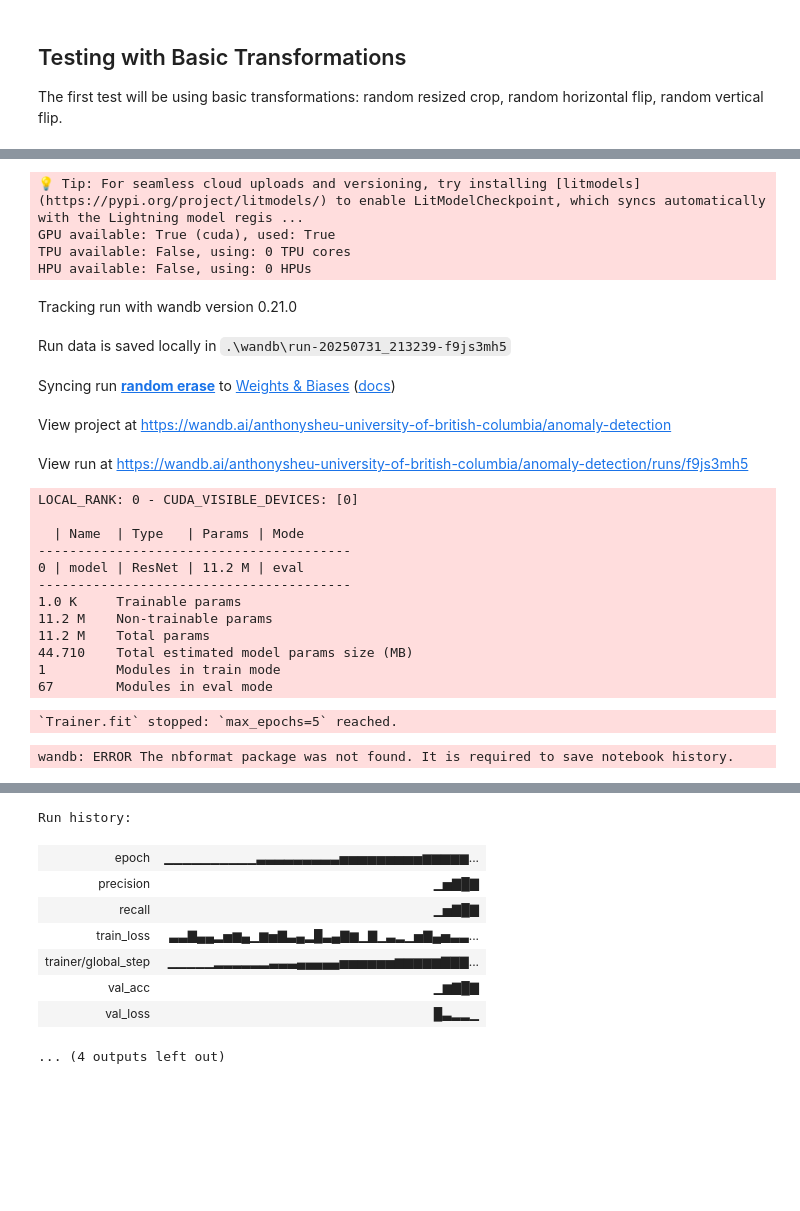
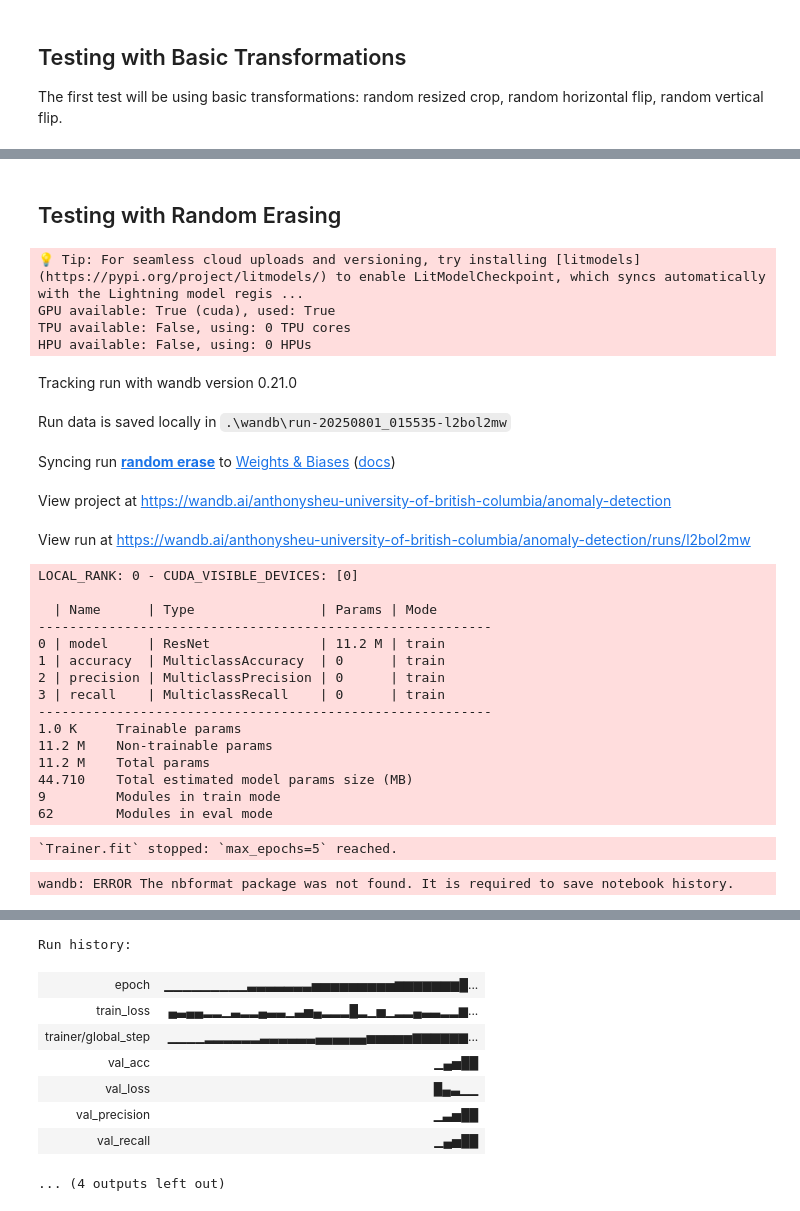
Before and after one commit to Anthony-Sheu/Concrete-Image-Classification, a Jupyter notebook: main.ipynb, the cells around one changed output, grey strips where cells are left out. Cells and saved outputs as stored; diff of their text form; code cells hidden in the pictures; blank space fills up the shorter version.

Commit message:
Started analyzing results from wandb

```diff
--- a/main.ipynb
+++ b/main.ipynb
@@ -317,51 +317,54 @@ Run history:
 ... (4 outputs left out)
+# %% [markdown]
+## Testing with Random Erasing
 # %%
 transform = tf.Compose([
     tf.RandomResizedCrop(size = (224, 224), antialias=True),
-    tf.RandomHorizontalFlip(),
-    tf.RandomVerticalFlip(),
     tf.ToTensor(),
     tf.Normalize(mean=[0.485, 0.456, 0.406], std=[0.229, 0.224, 0.225]),
     tf.RandomErasing(p = 0.5, scale = (0.02, 0.25)),
 ])
 
 model = NeuralNet()
 data_module = Data()
 wandb_logger = WandbLogger(project = "anomaly-detection", name = "random erase")
 trainer = pl.Trainer(max_epochs = 5, logger = wandb_logger, devices = 1, accelerator = "gpu")
 trainer.fit(model, data_module)
 wandb.finish()
 # %% [output]
 💡 Tip: For seamless cloud uploads and versioning, try installing [litmodels](https://pypi.org/project/litmodels/) to enable LitModelCheckpoint, which syncs automatically with the Lightning model regis ...
 GPU available: True (cuda), used: True
 TPU available: False, using: 0 TPU cores
 HPU available: False, using: 0 HPUs
 Tracking run with wandb version 0.21.0
-Run data is saved locally in .\wandb\run-20250731_213239-f9js3mh5
+Run data is saved locally in .\wandb\run-20250801_015535-l2bol2mw
 Syncing run random erase to Weights & Biases (docs)
 View project at https://wandb.ai/anthonysheu-university-of-british-columbia/anomaly-detection
-View run at https://wandb.ai/anthonysheu-university-of-british-columbia/anomaly-detection/runs/f9js3mh5
+View run at https://wandb.ai/anthonysheu-university-of-british-columbia/anomaly-detection/runs/l2bol2mw
 LOCAL_RANK: 0 - CUDA_VISIBLE_DEVICES: [0]
 
-  | Name  | Type   | Params | Mode
-----------------------------------------
-0 | model | ResNet | 11.2 M | eval
-----------------------------------------
+  | Name      | Type                | Params | Mode
+----------------------------------------------------------
+0 | model     | ResNet              | 11.2 M | train
+1 | accuracy  | MulticlassAccuracy  | 0      | train
+2 | precision | MulticlassPrecision | 0      | train
+3 | recall    | MulticlassRecall    | 0      | train
+----------------------------------------------------------
 1.0 K     Trainable params
 11.2 M    Non-trainable params
 11.2 M    Total params
 44.710    Total estimated model params size (MB)
-1         Modules in train mode
-67        Modules in eval mode
+9         Modules in train mode
+62        Modules in eval mode
 `Trainer.fit` stopped: `max_epochs=5` reached.
 wandb: ERROR The nbformat package was not found. It is required to save notebook history.
 [interactive output not drawn]
 Run history:
-| epoch | ▁▁▁▁▁▁▁▁▁▁▃▃▃▃▃▃▃▃▃▅▅▅▅▅▅▅▅▅▆▆▆▆▆... |
-| precision | ▁▅▇█▇ |
-| recall | ▁▅▇█▇ |
-| train_loss | ▃▃▇▄▄▂▅▆▄▁▆▅▇▃▄▂█▃▄▇▆▁▇▁▃▂▁▅▇▄▅▃▃... |
-| trainer/global_step | ▁▁▁▁▁▂▂▂▂▂▂▃▃▃▄▄▄▄▄▅▅▅▅▅▅▆▆▆▆▆▇▇▇... |
-| val_acc | ▁▆▇█▇ |
-| val_loss | █▃▂▂▁ |
+| epoch | ▁▁▁▁▁▁▁▁▁▃▃▃▃▃▃▃▅▅▅▅▅▅▅▅▅▆▆▆▆▆▆▆█... |
+| train_loss | ▄▃▄▄▂▂▁▃▂▂▄▃▃▁▃▅▄▂▂▂█▂▁▅▁▂▂▄▃▃▂▂▆... |
+| trainer/global_step | ▁▁▁▁▂▂▂▂▂▂▃▃▃▃▃▃▄▄▄▄▄▄▅▅▅▅▅▆▆▆▆▆▆... |
+| val_acc | ▁▄▅██ |
+| val_loss | █▄▃▁▁ |
+| val_precision | ▁▃▅██ |
+| val_recall | ▁▄▅██ |
 ... (4 outputs left out)
```
Also changed, not shown: parts of 11 cells of this notebook.
